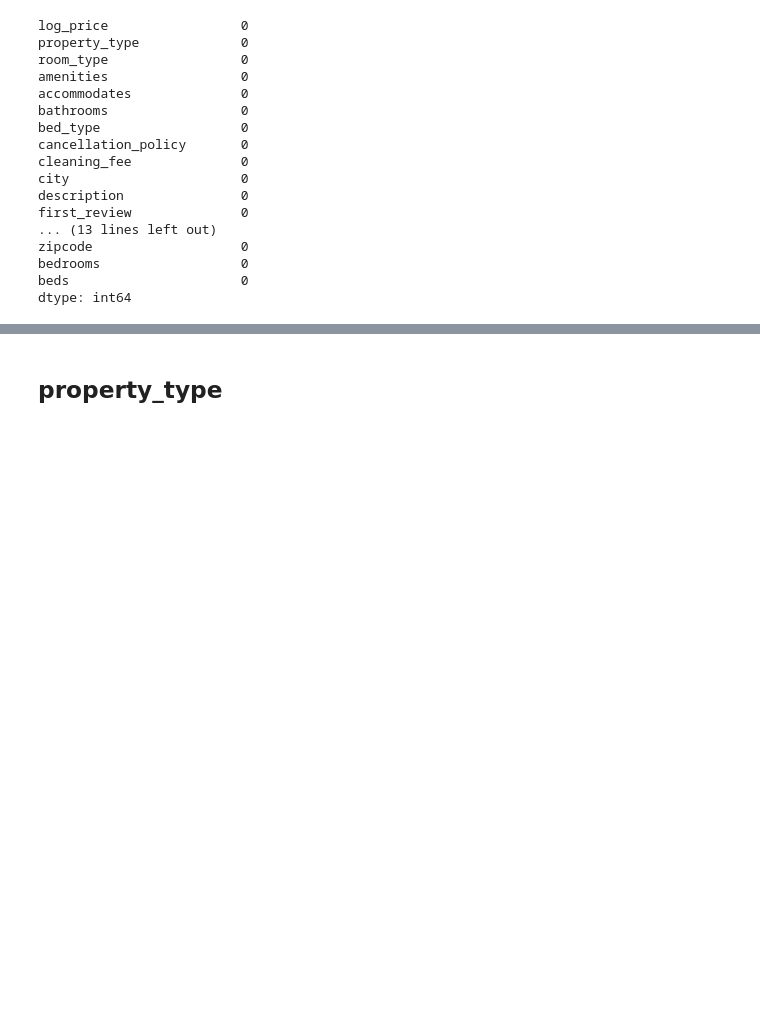
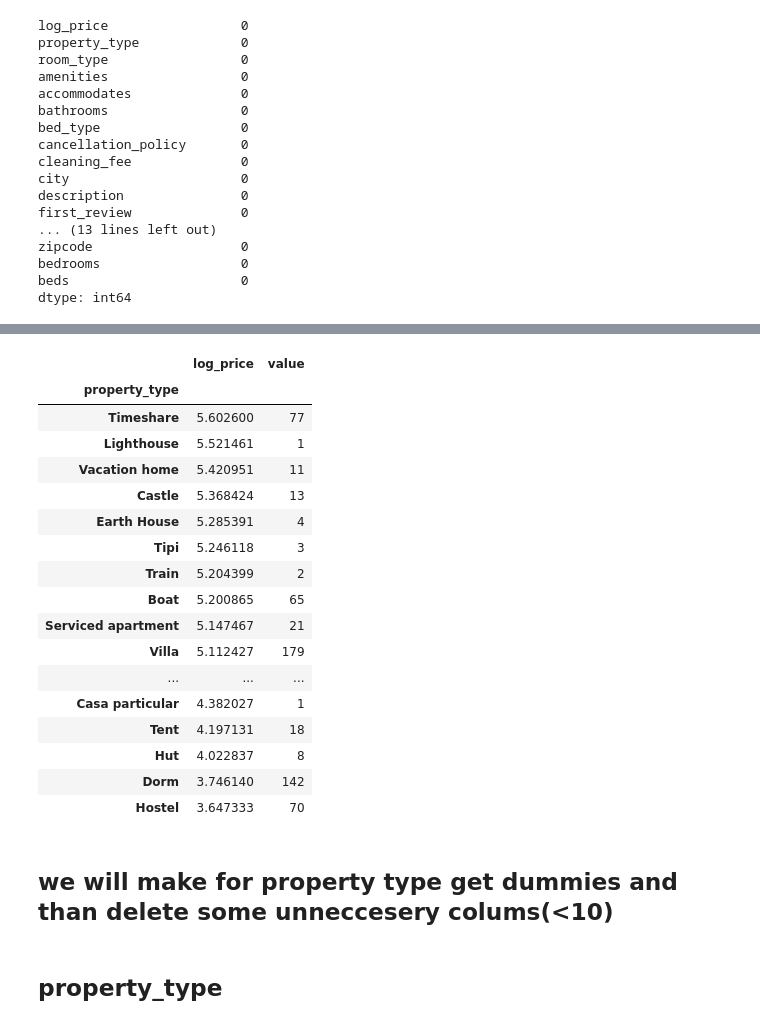
Before and after one commit to semasar/Final-Proje_Airbnb, a Jupyter notebook: data_preproccesing.ipynb, the cells around one changed output, grey strips where cells are left out. Cells and saved outputs as stored; diff of their text form; code cells hidden in the pictures; blank space fills up the shorter version.

```diff
--- a/data_preproccesing.ipynb
+++ b/data_preproccesing.ipynb
@@ -1157,2 +1177,27 @@ dtype: int64
+# %%
+ prop_corr = df[['property_type', "log_price"]].groupby('property_type').mean().sort_values(by="log_price", ascending=False)
+ prop_corr['value']=df['property_type'].value_counts()
+ prop_corr
+# %% [output]
+|  | log_price | value |
+| property_type |  |  |
+| Timeshare | 5.602600 | 77 |
+| Lighthouse | 5.521461 | 1 |
+| Vacation home | 5.420951 | 11 |
+| Castle | 5.368424 | 13 |
+| Earth House | 5.285391 | 4 |
+| Tipi | 5.246118 | 3 |
+| Train | 5.204399 | 2 |
+| Boat | 5.200865 | 65 |
+| Serviced apartment | 5.147467 | 21 |
+| Villa | 5.112427 | 179 |
+| ... | ... | ... |
+| Casa particular | 4.382027 | 1 |
+| Tent | 4.197131 | 18 |
+| Hut | 4.022837 | 8 |
+| Dorm | 3.746140 | 142 |
+| Hostel | 3.647333 | 70 |
+# %% [markdown]
+## we will make for property type get dummies and than delete some unneccesery colums(<10)
 # %% [markdown]
 ## property_type
```
Also changed, not shown: parts of 47 cells of this notebook.
